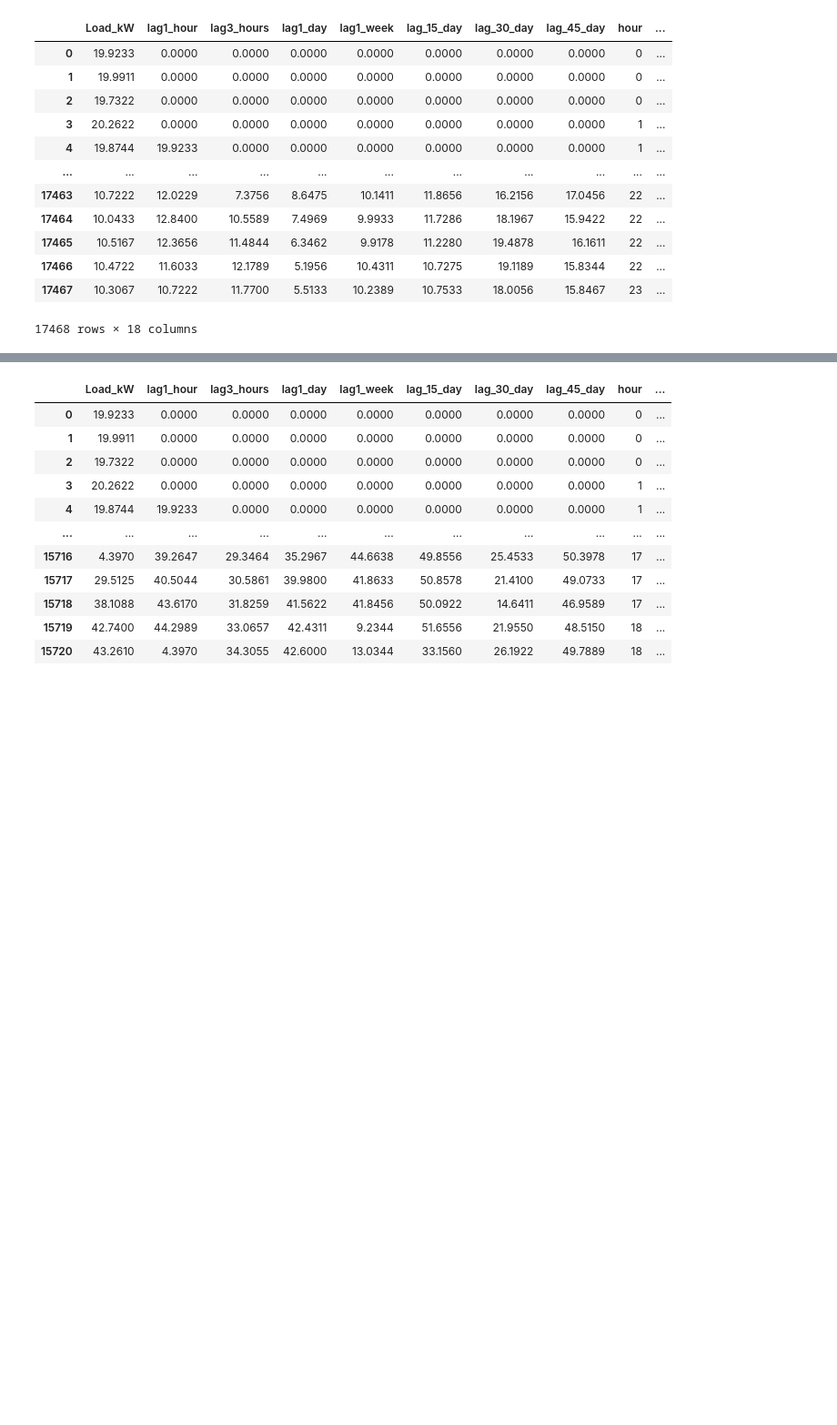
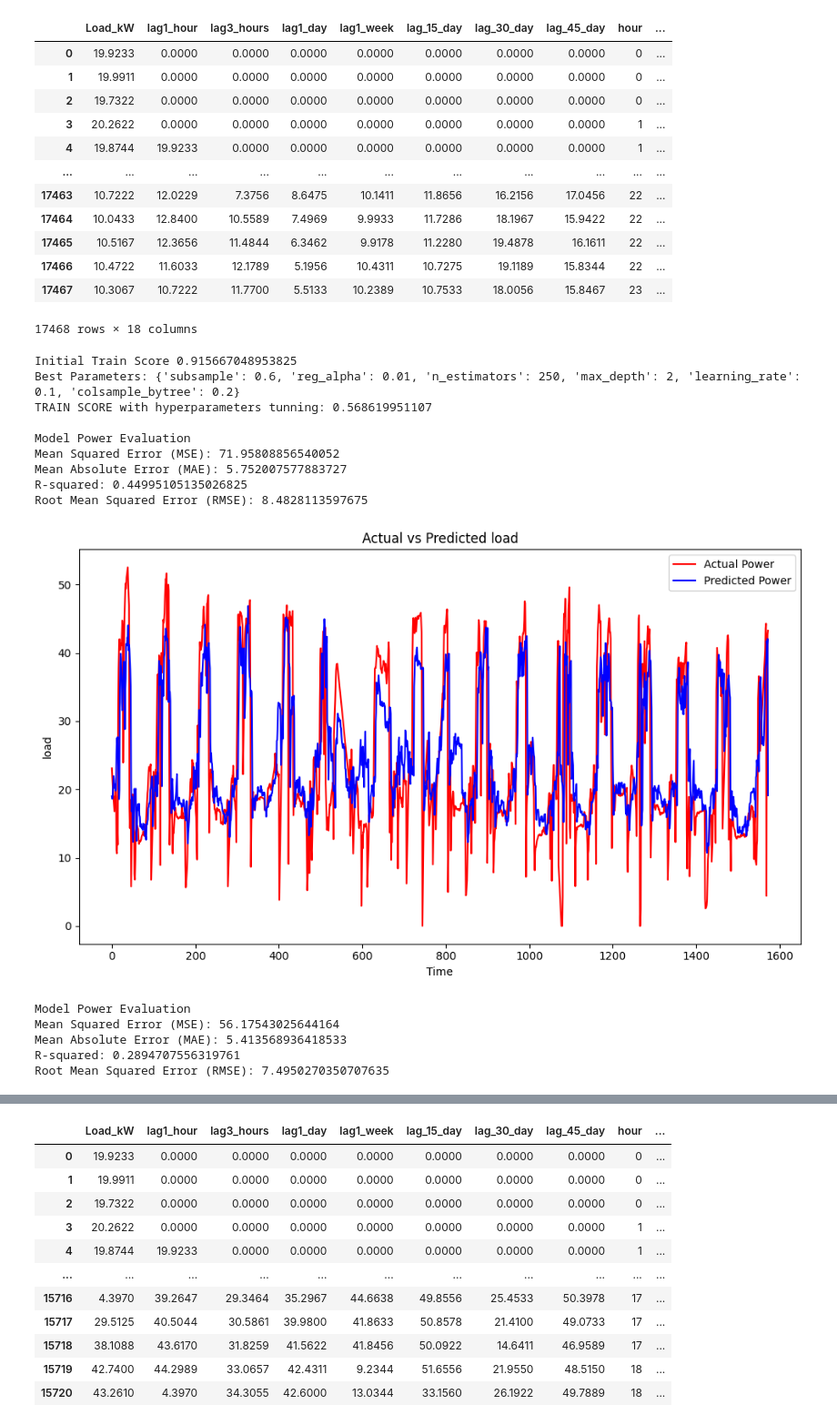
Before and after one commit to Harshvardhan1407/TensorFlow, a Jupyter notebook: load_prediction.ipynb, the cells around one changed output, grey strips where cells are left out. Shown at 91% size. Saved outputs shown, nothing was run; the diff lists cells and outputs as text; code cells hidden in the pictures; blank space fills up the shorter version.

Commit message:
testing with complete data (with random state and without)

```diff
--- a/load_prediction.ipynb
+++ b/load_prediction.ipynb
@@ -181,3 +129,25 @@ holidays_lst: [datetime.date(2023, 10, 1), datetime.date(2023, 10, 2), datetime.
 | 17466 | 10.4722 | 11.6033 | 12.1789 | 5.1956 | 10.4311 | 10.7275 | 19.1189 | 15.8344 | 22 | ... |
 | 17467 | 10.3067 | 10.7222 | 11.7700 | 5.5133 | 10.2389 | 10.7533 | 18.0056 | 15.8467 | 23 | ... |
 17468 rows × 18 columns
+# %%
+train_dataset,test_dataset = common_obj.data_split_function(df3, target_variable= "Load_kW")
+# X_train = common_obj.scaling_layer(X_train)
+model= common_obj.model_trainer(train_dataset, target_variable= "Load_kW",random_state=False ,model_name="XGboost")
+test_label = test_dataset.pop("Load_kW")
+pred = common_obj.prediction(model, test_dataset, scoring=True, test_data=test_label,prediction=True)
+# %% [output]
+Initial Train Score 0.915667048953825
+Best Parameters: {'subsample': 0.6, 'reg_alpha': 0.01, 'n_estimators': 250, 'max_depth': 2, 'learning_rate': 0.1, 'colsample_bytree': 0.2}
+TRAIN SCORE with hyperparameters tunning: 0.568619951107
+
+Model Power Evaluation
+Mean Squared Error (MSE): 71.95808856540052
+Mean Absolute Error (MAE): 5.752007577883727
+R-squared: 0.44995105135026825
+Root Mean Squared Error (RMSE): 8.4828113597675
+[figure, added]
+Model Power Evaluation
+Mean Squared Error (MSE): 56.17543025644164
+Mean Absolute Error (MAE): 5.413568936418533
+R-squared: 0.2894707556319761
+Root Mean Squared Error (RMSE): 7.4950270350707635
```
Also changed, not shown: parts of 6 cells of this notebook.
